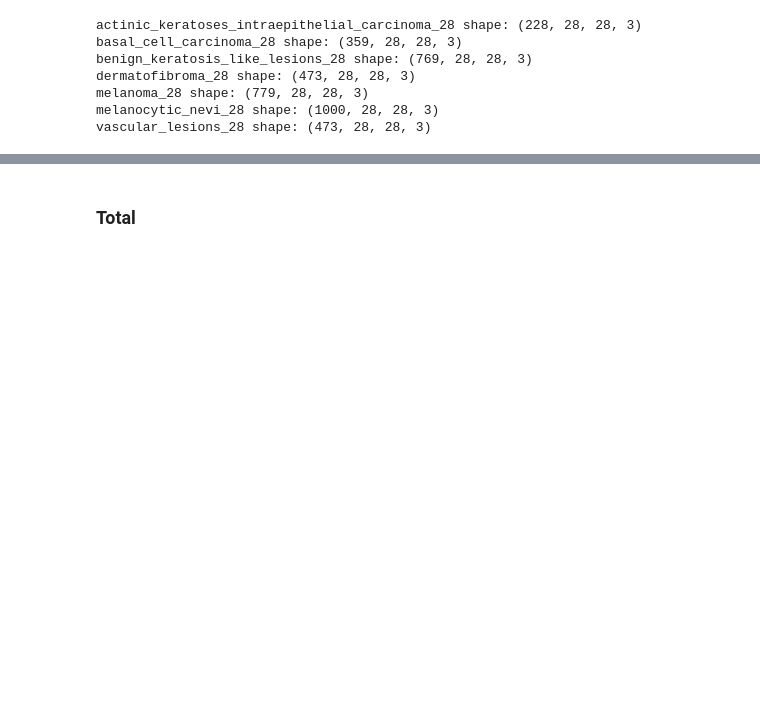
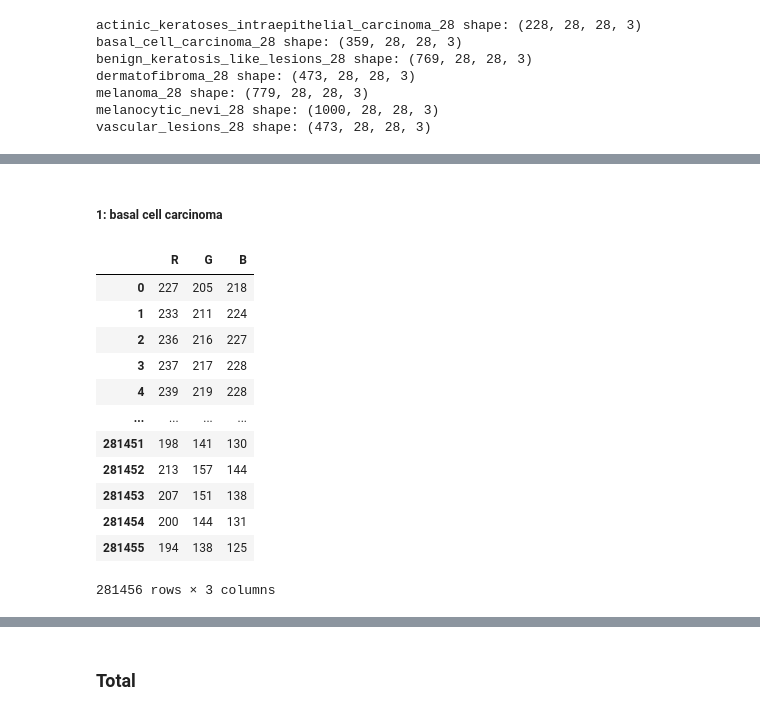
Before and after one commit to matgoni/Dermatology_MNIST, a Jupyter notebook: Chi-cuadrada.ipynb, the cells around one changed output, grey strips where cells are left out. Saved outputs shown, nothing was run; the diff lists cells and outputs as text; code cells hidden in the pictures; blank space fills up the shorter version.

```diff
--- a/Chi-cuadrada.ipynb
+++ b/Chi-cuadrada.ipynb
@@ -175,0 +205,23 @@ vascular_lesions_28 shape: (473, 28, 28, 3)
+# %% [markdown]
+##### 1: basal cell carcinoma
+# %%
+df_clase_1 = pd.DataFrame({
+    'R': basal_cell_carcinoma_28[:, :, :, 0].flatten(),
+    'G': basal_cell_carcinoma_28[:, :, :, 1].flatten(),
+    'B': basal_cell_carcinoma_28[:, :, :, 2].flatten()
+})
+df_clase_1
+# %% [output]
+|  | R | G | B |
+| 0 | 227 | 205 | 218 |
+| 1 | 233 | 211 | 224 |
+| 2 | 236 | 216 | 227 |
+| 3 | 237 | 217 | 228 |
+| 4 | 239 | 219 | 228 |
+| ... | ... | ... | ... |
+| 281451 | 198 | 141 | 130 |
+| 281452 | 213 | 157 | 144 |
+| 281453 | 207 | 151 | 138 |
+| 281454 | 200 | 144 | 131 |
+| 281455 | 194 | 138 | 125 |
+281456 rows × 3 columns
```
Also changed, not shown: parts of 51 cells of this notebook.
